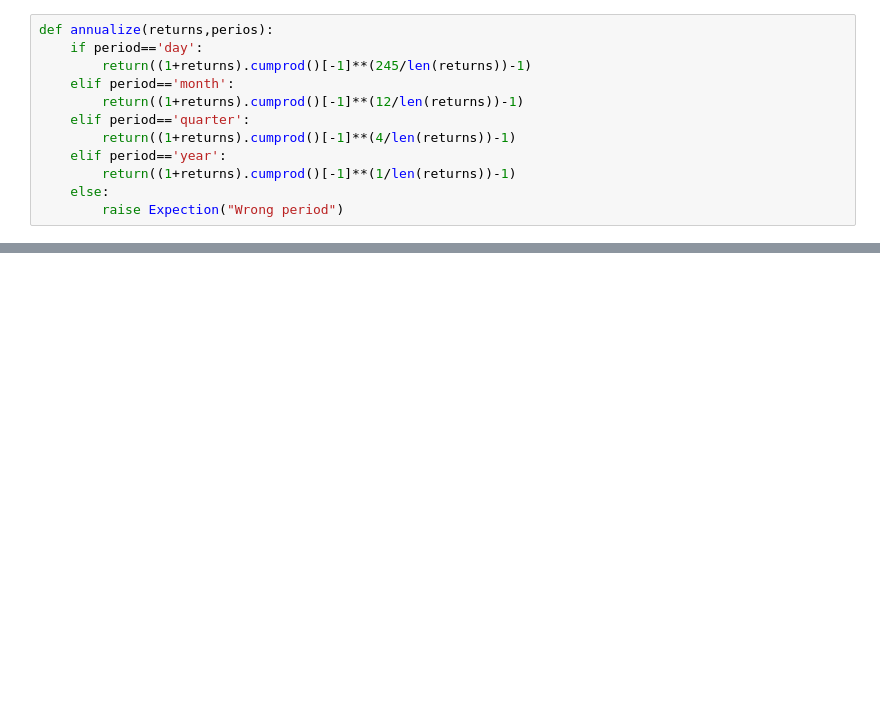
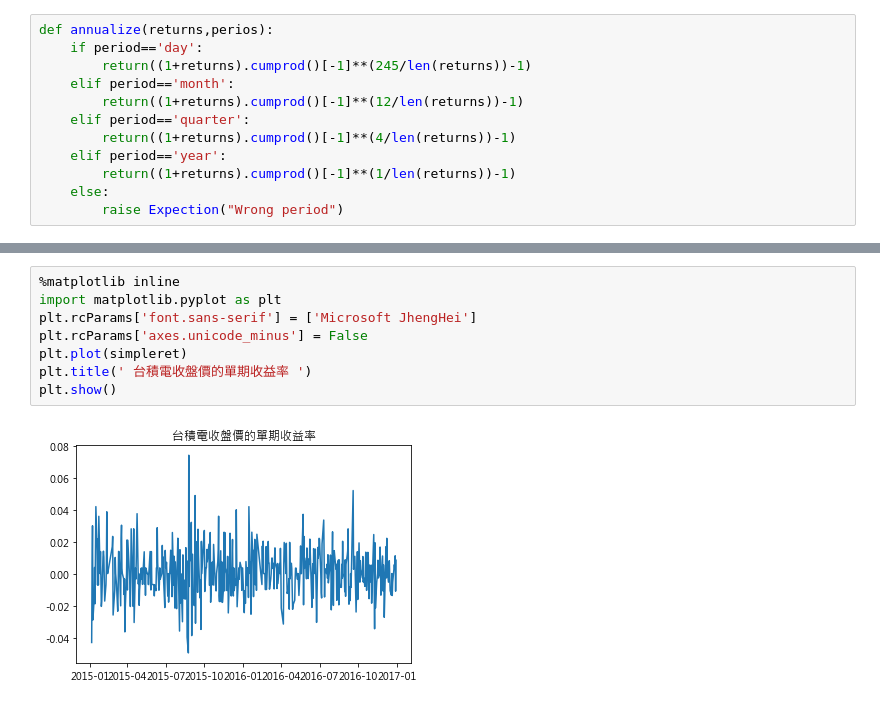
Before and after one commit to okluda/finpy_practice, a Jupyter notebook: ch_19.ipynb, the cells around one changed output, grey strips where cells are left out. Cells and saved outputs as stored; diff of their text form; blank space fills up the shorter version.

```diff
--- a/ch_19.ipynb
+++ b/ch_19.ipynb
@@ -275,0 +499,10 @@ def annualize(returns,perios):
+# %%
+%matplotlib inline
+import matplotlib.pyplot as plt
+plt.rcParams['font.sans-serif'] = ['Microsoft JhengHei']
+plt.rcParams['axes.unicode_minus'] = False
+plt.plot(simpleret)
+plt.title(' 台積電收盤價的單期收益率 ')
+plt.show()
+# %% [output]
+[figure, added]
```
Also changed, not shown: parts of 17 cells of this notebook.
